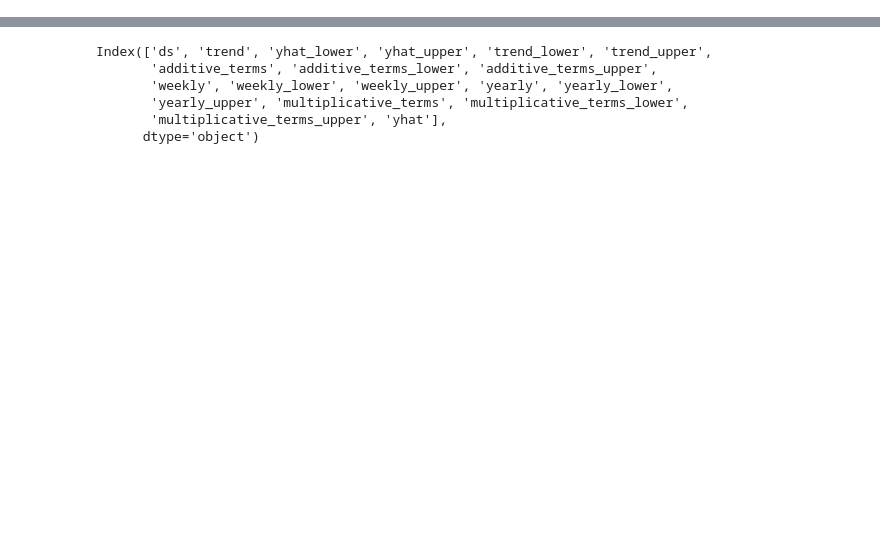
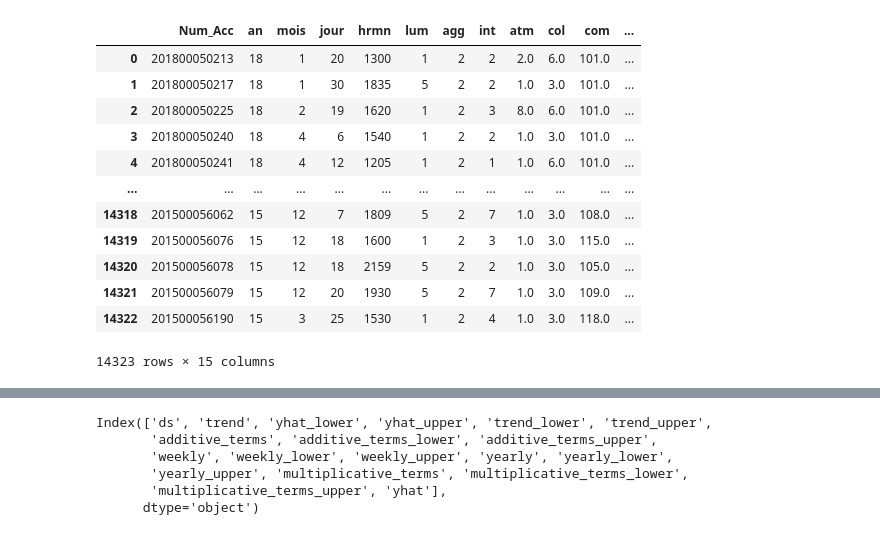
Before and after one commit to AurelienBr22/CyclingFacilities, a Jupyter notebook: notebooks/vp_explo_prophet copy.ipynb, the cells around one changed output, grey strips where cells are left out. Drawn from its saved outputs; the diff is of its cells as text; code cells hidden in the pictures; blank space fills up the shorter version.

```diff
--- a/notebooks/vp_explo_prophet copy.ipynb
+++ b/notebooks/vp_explo_prophet copy.ipynb
@@ -1,3 +1,7 @@
 # %%
 import pandas as pd
 from prophet import Prophet
+# %%
+#dtype = {'date': 'datetime'}
+
+df = pd.read_csv('../clean_data/crado_velo.csv', dtype=str)
@@ -3,0 +17,33 @@ from prophet import Prophet
+# %%
+df['lat'] = df['lat'].apply(lambda x: str(int(float(x))) if x.replace('.', '', 1).lstrip('-').isdigit() and x.endswith('.0') else x)
+df['long'] = df['long'].apply(lambda x: str(int(float(x))) if x.replace('.', '', 1).lstrip('-').isdigit() and x.endswith('.0') else x)
+# %%
+def reformatter_lat_lon(dataframe):
+    """
+    Reformate les colonnes de latitude et de longitude d'une DataFrame Pandas,
+    en remplaçant les virgules par des points et en assurant que les valeurs sont dans un format décimal correct.
+    """
+
+    if 'lat' in dataframe.columns and 'long' in dataframe.columns:
+        for col in ['lat', 'long']:
+            dataframe[col] = dataframe[col].str.replace(',', '.')
+    else:
+        raise ValueError("La DataFrame doit contenir les colonnes 'lat' et 'long'")
+
+    return dataframe
+# %%
+reformatter_lat_lon(df)
+# %% [output]
+|  | Num_Acc | an | mois | jour | hrmn | lum | agg | int | atm | col | com | ... |
+| 0 | 201800050213 | 18 | 1 | 20 | 1300 | 1 | 2 | 2 | 2.0 | 6.0 | 101.0 | ... |
+| 1 | 201800050217 | 18 | 1 | 30 | 1835 | 5 | 2 | 2 | 1.0 | 3.0 | 101.0 | ... |
+| 2 | 201800050225 | 18 | 2 | 19 | 1620 | 1 | 2 | 3 | 8.0 | 6.0 | 101.0 | ... |
+| 3 | 201800050240 | 18 | 4 | 6 | 1540 | 1 | 2 | 2 | 1.0 | 3.0 | 101.0 | ... |
+| 4 | 201800050241 | 18 | 4 | 12 | 1205 | 1 | 2 | 1 | 1.0 | 6.0 | 101.0 | ... |
+| ... | ... | ... | ... | ... | ... | ... | ... | ... | ... | ... | ... | ... |
+| 14318 | 201500056062 | 15 | 12 | 7 | 1809 | 5 | 2 | 7 | 1.0 | 3.0 | 108.0 | ... |
+| 14319 | 201500056076 | 15 | 12 | 18 | 1600 | 1 | 2 | 3 | 1.0 | 3.0 | 115.0 | ... |
+| 14320 | 201500056078 | 15 | 12 | 18 | 2159 | 5 | 2 | 2 | 1.0 | 3.0 | 105.0 | ... |
+| 14321 | 201500056079 | 15 | 12 | 20 | 1930 | 5 | 2 | 7 | 1.0 | 3.0 | 109.0 | ... |
+| 14322 | 201500056190 | 15 | 3 | 25 | 1530 | 1 | 2 | 4 | 1.0 | 3.0 | 118.0 | ... |
+14323 rows × 15 columns
```
Also changed, not shown: parts of 18 cells of this notebook.
